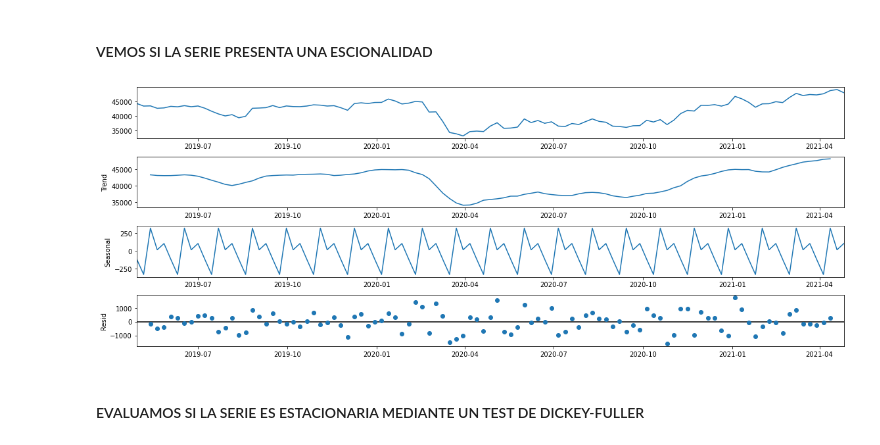
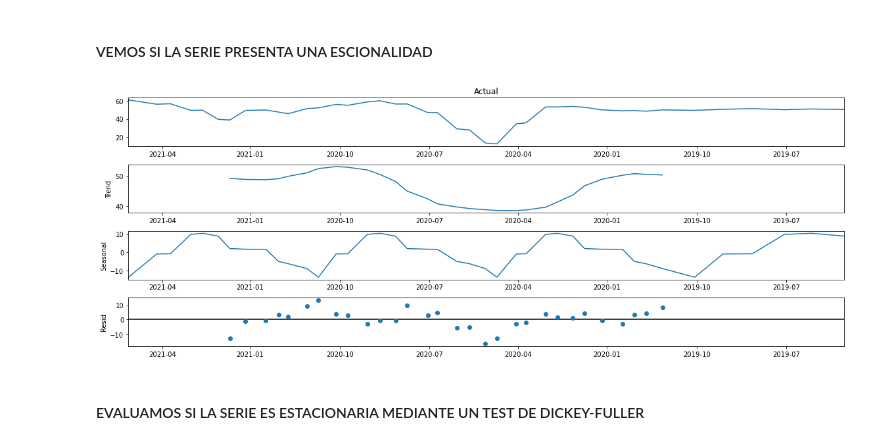
Before and after one commit to Sofiagarciaif/MyST_Proyecto_Final, a Jupyter notebook: notebook.ipynb, the cells around one changed output. Saved outputs shown, nothing was run; the diff lists cells and outputs as text; code cells hidden in the pictures.

```diff
--- a/notebook.ipynb
+++ b/notebook.ipynb
@@ -78 +76,3 @@ D_IPC = dt.f_import_ipc("^MXX")
+# %%
+PMI = dt.f_import_pmi()
 # %%
@@ -124,9 +124,9 @@ No es normal
 # %% [markdown]
 #### <font color= a05000 > VEMOS SI LA SERIE PRESENTA UNA ESCIONALIDAD
 # %%
-vs.f_estacionalidad(D_IPC)
+vs.f_estacionalidad(PMI["Actual"])
 # %% [output]
-[figure, old version]
+[figure, new version]
 # %% [markdown]
 #### <font color= a05000 > EVALUAMOS SI LA SERIE ES ESTACIONARIA MEDIANTE UN TEST DE DICKEY-FULLER
 # %%
```
Also changed, not shown: parts of 8 cells of this notebook, 4 other files.
